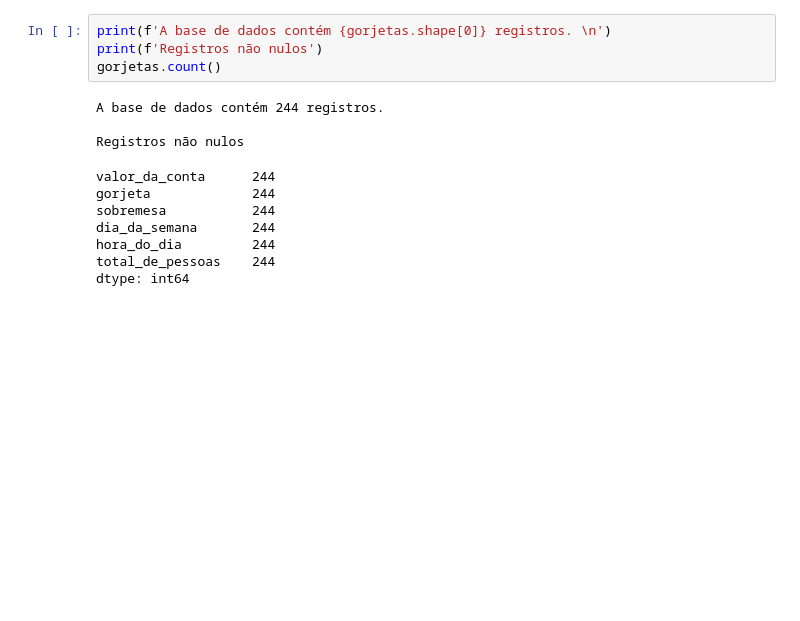
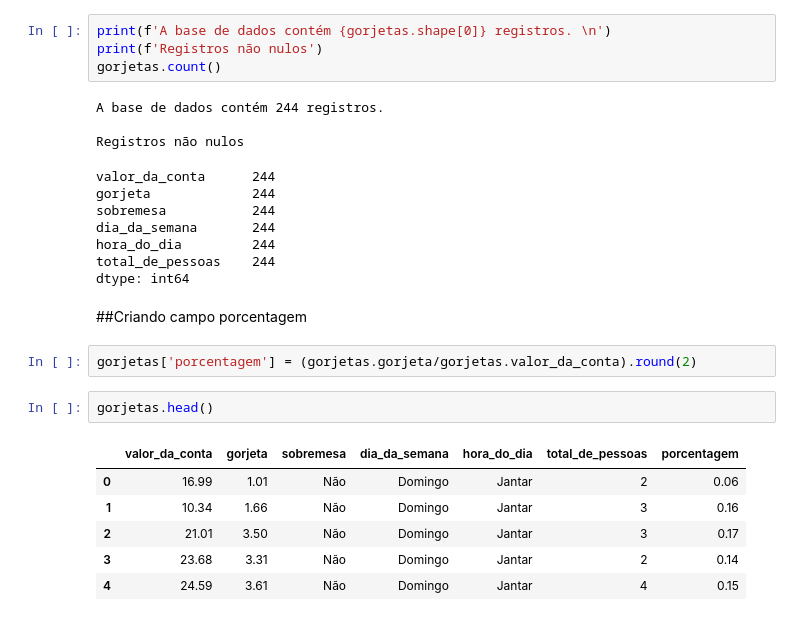
Before and after one commit to erikamarchi/data-visualization-explorando-com-seaborn, a Jupyter notebook: EDA_Gorjetas.ipynb, the cells around one changed output. Cells and saved outputs as stored; diff of their text form; blank space fills up the shorter version.

```diff
--- a/EDA_Gorjetas.ipynb
+++ b/EDA_Gorjetas.ipynb
@@ -109,3 +109,16 @@ dia_da_semana       244
 hora_do_dia         244
 total_de_pessoas    244
 dtype: int64
+# %% [markdown]
+##Criando campo porcentagem
+# %%
+gorjetas['porcentagem'] = (gorjetas.gorjeta/gorjetas.valor_da_conta).round(2)
+# %%
+gorjetas.head()
+# %% [output]
+|  | valor_da_conta | gorjeta | sobremesa | dia_da_semana | hora_do_dia | total_de_pessoas | porcentagem |
+| 0 | 16.99 | 1.01 | Não | Domingo | Jantar | 2 | 0.06 |
+| 1 | 10.34 | 1.66 | Não | Domingo | Jantar | 3 | 0.16 |
+| 2 | 21.01 | 3.50 | Não | Domingo | Jantar | 3 | 0.17 |
+| 3 | 23.68 | 3.31 | Não | Domingo | Jantar | 2 | 0.14 |
+| 4 | 24.59 | 3.61 | Não | Domingo | Jantar | 4 | 0.15 |
```
Also changed, not shown: parts of 2 cells of this notebook.
